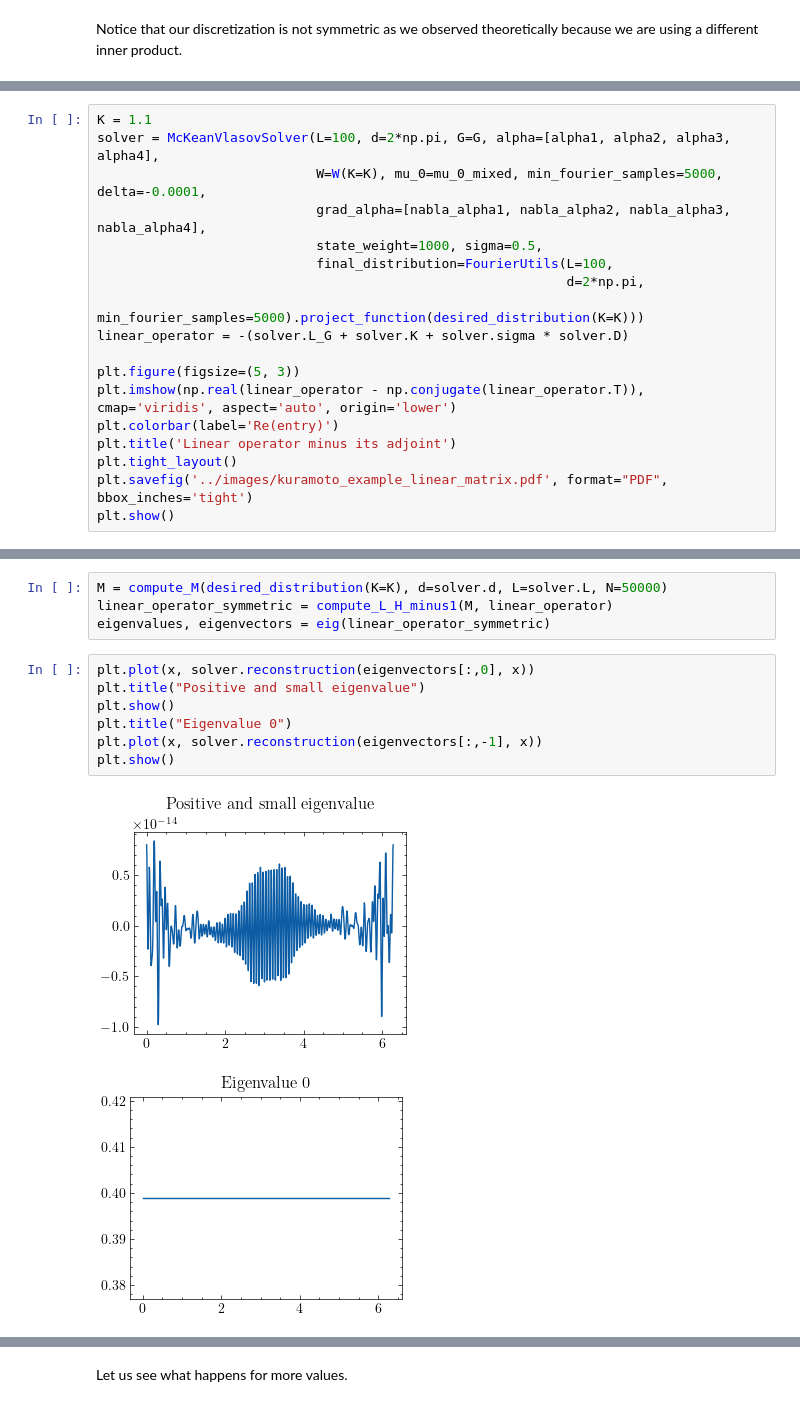
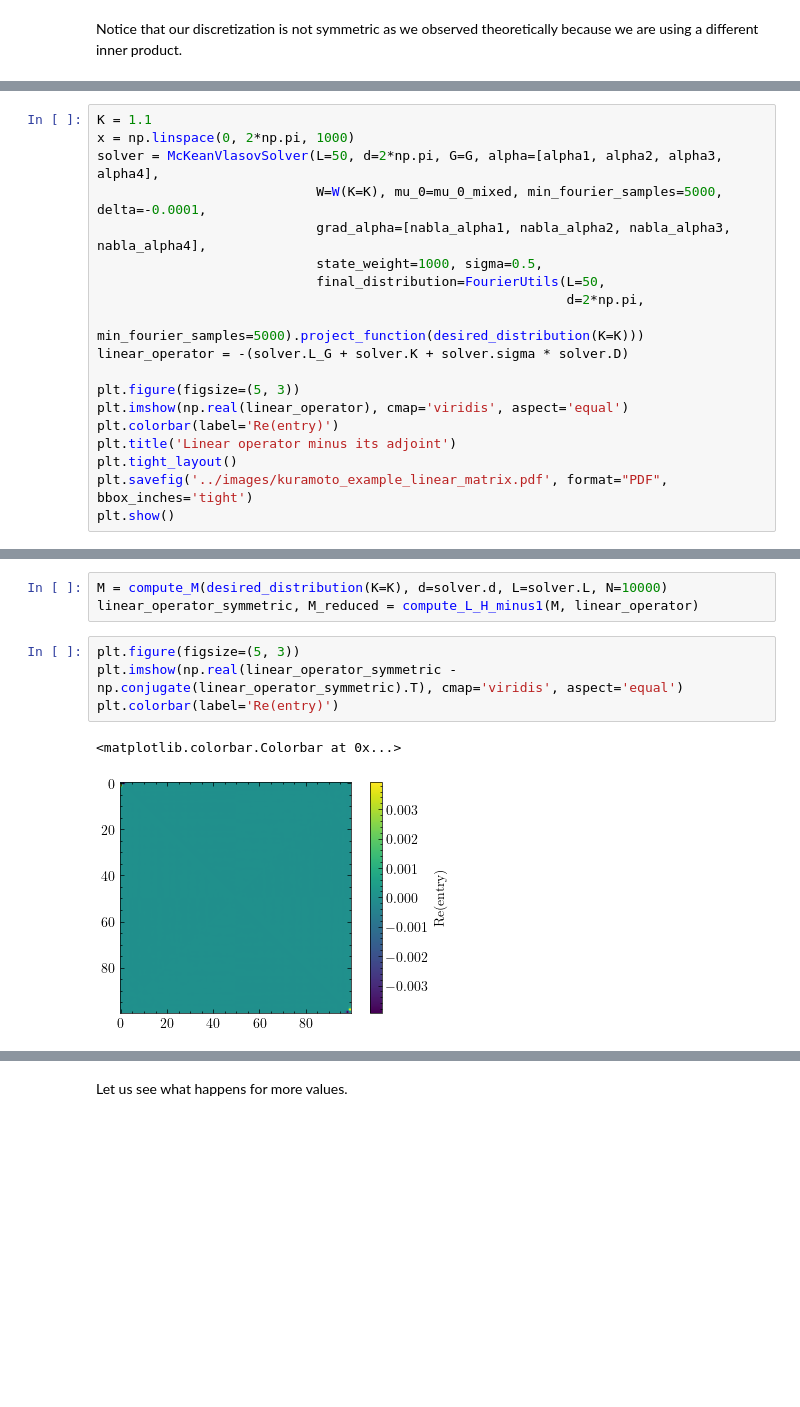
Before and after one commit to lucasmoschen/mckean-vlasov, a Jupyter notebook: codes/plotting.ipynb, the cells around one changed output, grey strips where cells are left out. Cells and saved outputs as stored; diff of their text form; blank space fills up the shorter version.

Commit message:
change in code with correct eigenvalue decomposition

```diff
--- a/codes/plotting.ipynb
+++ b/codes/plotting.ipynb
@@ -355,16 +348,17 @@ def compute_L_H_minus1(M, K):
 # %%
 K = 1.1
-solver = McKeanVlasovSolver(L=100, d=2*np.pi, G=G, alpha=[alpha1, alpha2, alpha3, alpha4],
+x = np.linspace(0, 2*np.pi, 1000)
+solver = McKeanVlasovSolver(L=50, d=2*np.pi, G=G, alpha=[alpha1, alpha2, alpha3, alpha4],
                             W=W(K=K), mu_0=mu_0_mixed, min_fourier_samples=5000, delta=-0.0001,
                             grad_alpha=[nabla_alpha1, nabla_alpha2, nabla_alpha3, nabla_alpha4],
                             state_weight=1000, sigma=0.5,
-                            final_distribution=FourierUtils(L=100,
+                            final_distribution=FourierUtils(L=50,
                                                             d=2*np.pi,
                                                             min_fourier_samples=5000).project_function(desired_distribution(K=K)))
 linear_operator = -(solver.L_G + solver.K + solver.sigma * solver.D)
 
 plt.figure(figsize=(5, 3))
-plt.imshow(np.real(linear_operator - np.conjugate(linear_operator.T)), cmap='viridis', aspect='auto', origin='lower')
+plt.imshow(np.real(linear_operator), cmap='viridis', aspect='equal')
 plt.colorbar(label='Re(entry)')
 plt.title('Linear operator minus its adjoint')
 plt.tight_layout()
@@ -375,14 +380,10 @@ plt.show()
 # %%
-M = compute_M(desired_distribution(K=K), d=solver.d, L=solver.L, N=50000)
-linear_operator_symmetric = compute_L_H_minus1(M, linear_operator)
-eigenvalues, eigenvectors = eig(linear_operator_symmetric)
+M = compute_M(desired_distribution(K=K), d=solver.d, L=solver.L, N=10000)
+linear_operator_symmetric, M_reduced = compute_L_H_minus1(M, linear_operator)
 # %%
-plt.plot(x, solver.reconstruction(eigenvectors[:,0], x))
-plt.title("Positive and small eigenvalue")
-plt.show()
-plt.title("Eigenvalue 0")
-plt.plot(x, solver.reconstruction(eigenvectors[:,-1], x))
-plt.show()
+plt.figure(figsize=(5, 3))
+plt.imshow(np.real(linear_operator_symmetric - np.conjugate(linear_operator_symmetric).T), cmap='viridis', aspect='equal')
+plt.colorbar(label='Re(entry)')
 # %% [output]
+<matplotlib.colorbar.Colorbar at 0x...>
-[figure, old version]
+[figure, new version]
-[figure, removed]
```
Also changed, not shown: parts of 11 cells of this notebook, 4 other files.
